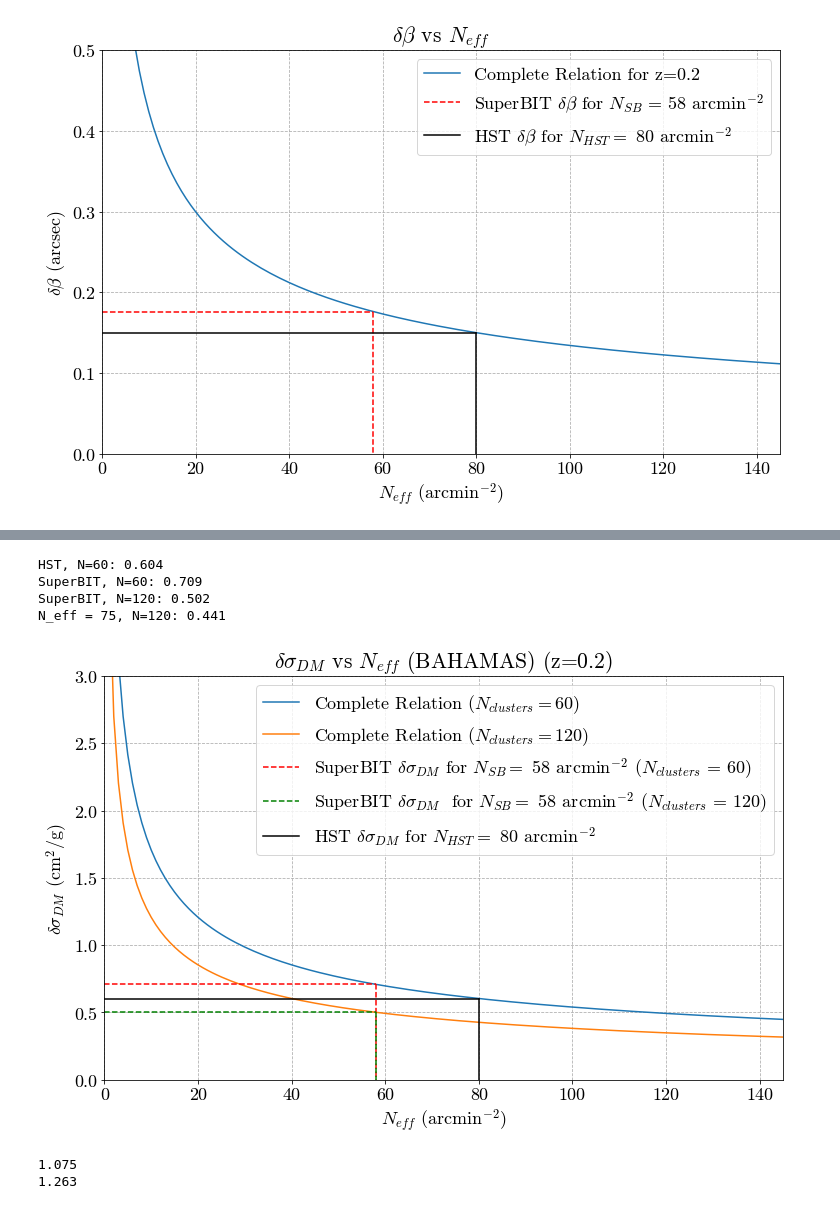
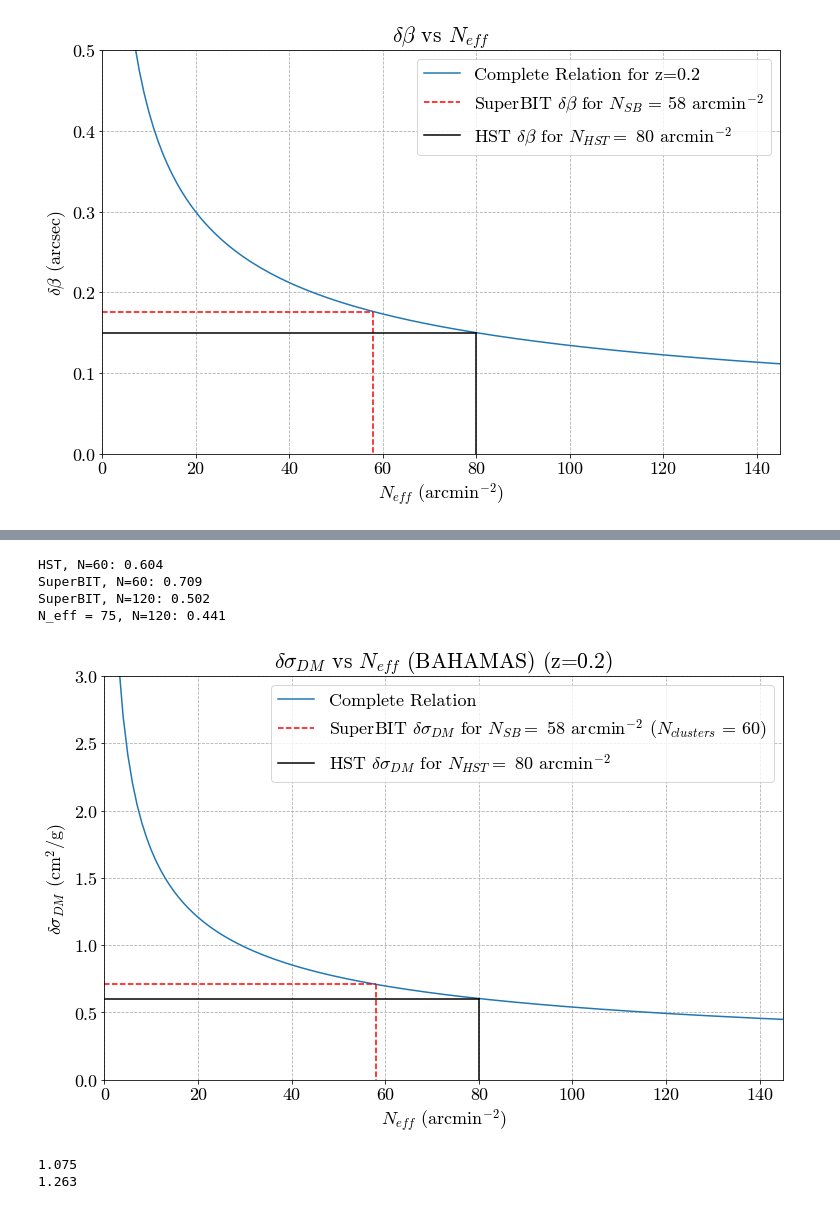
Before and after one commit to veome22/superbit_neff, a Jupyter notebook: sidm_uncertainty.ipynb, the cells around one changed output, grey strips where cells are left out. Cells and saved outputs as stored; diff of their text form; code cells hidden in the pictures.

```diff
--- a/sidm_uncertainty.ipynb
+++ b/sidm_uncertainty.ipynb
@@ -168,0 +263,6 @@ plt.show()
+# %%
+n_hst = 80 #arcmin^-2
+n_sb = 58 #arcmin^-2
+delta_i = 0.06
+delta_hst = 0.14 #for N = 80 arcmin^-2
+delta_sb = delta_bias(delta_i, delta_hst, n_hst, n_sb)
@@ -288,43 +586,43 @@ plt.figure(figsize=(10,6))
 plt.grid(linestyle='--')
 plt.tight_layout(pad=0)
 
-plt.plot(n_sb_all, d_dm_sb_bahamas_all, label="Complete Relation ($N_{clusters} = 60$)")
-plt.plot(n_sb_all, d_dm_sb_bahamas_all* 1/np.sqrt(2), label="Complete Relation ($N_{clusters} = 120$)")
+plt.plot(n_sb_all, d_dm_sb_bahamas_all, label="Complete Relation")
+# plt.plot(n_sb_all, d_dm_sb_bahamas_all* 1/np.sqrt(2), label="Complete Relation ($N_{clusters} = 120$)")
 
 plt.plot([0, n_sb], [d_dm_sb_bahamas_70, d_dm_sb_bahamas_70], 'r--', label='SuperBIT $\delta \\sigma_{DM}$ for $N_{SB} = $ %i arcmin$^{-2}$ ($N_{clusters}$ = 60)'%(n_sb))
 plt.plot([n_sb, n_sb], [d_dm_sb_bahamas_70, 0], 'r--')
 
-plt.plot([0, n_sb], [d_dm_sb_bahamas_70* 1/np.sqrt(2), d_dm_sb_bahamas_70* 1/np.sqrt(2)], 'g--', label='SuperBIT $\delta \\sigma_{DM}$  for $N_{SB} =$ %i arcmin$^{-2}$ ($N_{clusters}$ = 120)'%(n_sb))
-plt.plot([n_sb, n_sb], [d_dm_sb_bahamas_70* 1/np.sqrt(2), 0], 'g--')
+# plt.plot([0, n_sb], [d_dm_sb_bahamas_70* 1/np.sqrt(2), d_dm_sb_bahamas_70* 1/np.sqrt(2)], 'g--', label='SuperBIT $\delta \\sigma_{DM}$  for $N_{SB} =$ %i arcmin$^{-2}$ ($N_{clusters}$ = 120)'%(n_sb))
+# plt.plot([n_sb, n_sb], [d_dm_sb_bahamas_70* 1/np.sqrt(2), 0], 'g--')
 
 
 
 plt.plot([0, n_hst], [d_dm_hst_bahamas, d_dm_hst_bahamas], 'k-', label='HST $\delta \\sigma_{DM}$ for $N_{HST} =$ %i arcmin$^{-2}$'%(n_hst))
 plt.plot([n_hst, n_hst], [d_dm_hst_bahamas, 0], 'k-')
 
 plt.title("$\delta \\sigma_{DM}$ vs $N_{eff}$ (BAHAMAS) (z=0.2)")
 plt.xlabel("$N_{eff}$ (arcmin$^{-2}$)")
 plt.ylabel("$\delta \\sigma_{DM}$ (cm$^2$/g)")
 plt.legend()
 plt.xlim(0, 145)
 plt.ylim(0, 3)
 
 # plt.savefig("delta_sigma_bahamas_120_vs_neff.png", bbox_inches='tight')
 
 print("HST, N=60: {:.3f}".format(d_dm_hst_bahamas))
 print("SuperBIT, N=60: {:.3f}".format(d_dm_sb_bahamas_70))
 print("SuperBIT, N=120: {:.3f}".format(d_dm_sb_bahamas_70* 1/np.sqrt(2)))
 print("N_eff = 75, N=120: {:.3f}".format(d_dm_sb_bahamas_75* 1/np.sqrt(2)))
 
 
 
 plt.show()
 # %% [output]
 HST, N=60: 0.604
 SuperBIT, N=60: 0.709
 SuperBIT, N=120: 0.502
 N_eff = 75, N=120: 0.441
-[figure, old version]
+[figure, new version]
 # %%
 # H14 MODEL
 n_hst = 80 #arcmin^-2
```
Also changed, not shown: parts of 29 cells of this notebook, 6 other files.
